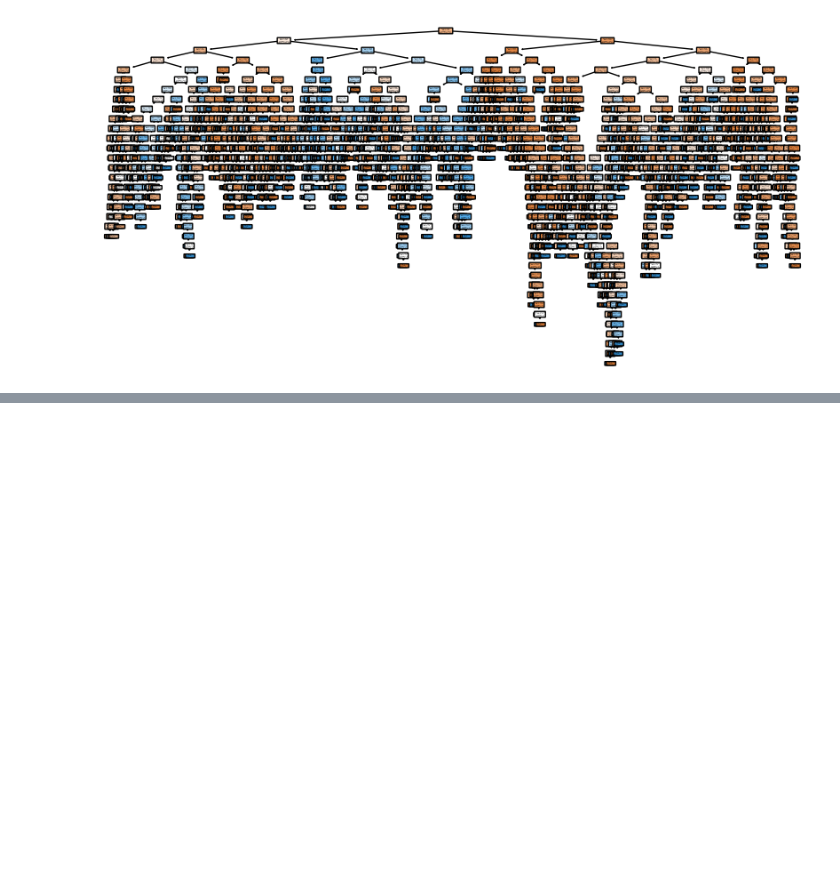
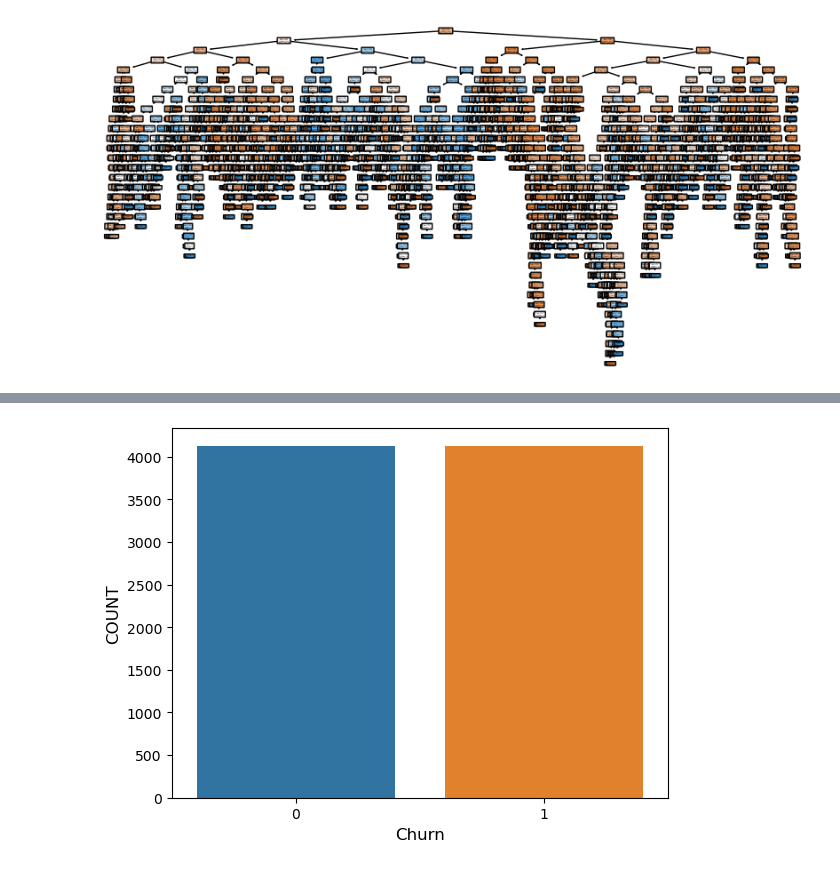
Before and after one commit to nb3105/LABS_IRONHACK_NICOLAS_BENS, a Jupyter notebook: Week 7/LAB_TDAY/logistic_regression_lab.ipynb, the cells around one changed output, grey strips where cells are left out. Cells and saved outputs as stored; diff of their text form; code cells hidden in the pictures; blank space fills up the shorter version.

```diff
--- a/Week 7/LAB_TDAY/logistic_regression_lab.ipynb
+++ b/Week 7/LAB_TDAY/logistic_regression_lab.ipynb
@@ -178,0 +206,5 @@ plt.show()
+# %%
+sm = SMOTE(random_state=2)
+X_train_res, y_train_res = sm.fit_resample(X_train, y_train)
+# %%
+y_train_res = pd.DataFrame(y_train_res)
@@ -178,0 +227,7 @@ plt.show()
+# %%
+churn_count= sns.countplot(x='Churn', data=y_train_res)
+churn_count.set_xlabel("Churn", fontsize=12)
+churn_count.set_ylabel("COUNT", fontsize=12)
+plt.show()
+# %% [output]
+[figure, added]
```
Also changed, not shown: parts of 7 cells of this notebook, 5 other files.
